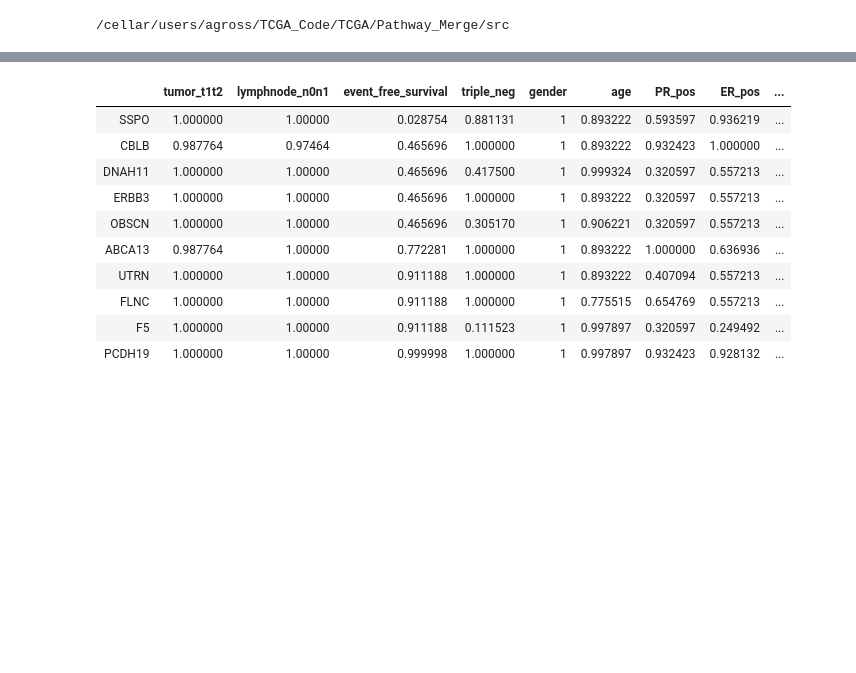
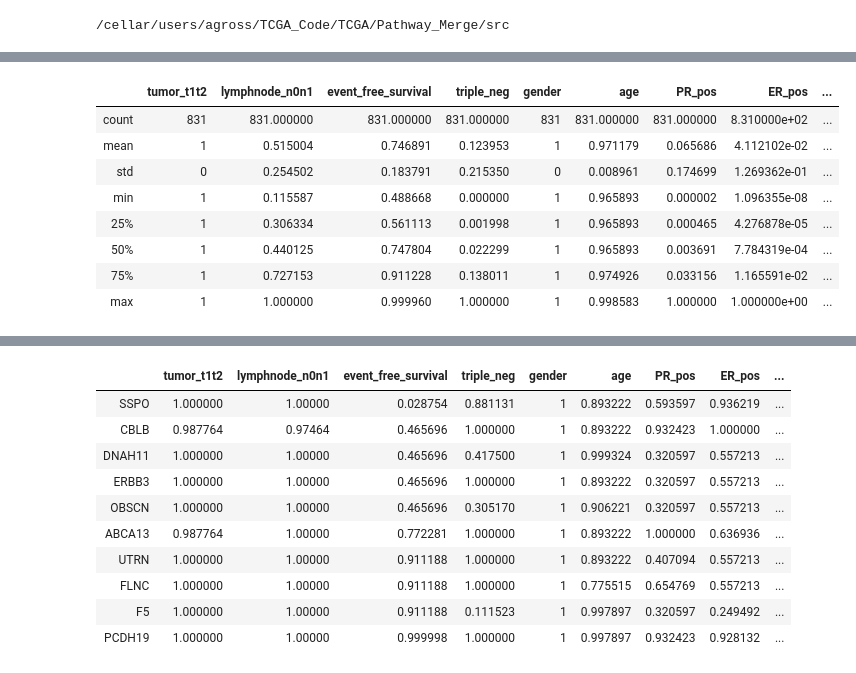
Before and after one commit to theandygross/TCGA, a Jupyter notebook: Pathway_Merge/Notebooks/Add_tests.ipynb, the cells around one changed output, grey strips where cells are left out. Cells and saved outputs as stored; diff of their text form; code cells hidden in the pictures; blank space fills up the shorter version.

```diff
--- a/Pathway_Merge/Notebooks/Add_tests.ipynb
+++ b/Pathway_Merge/Notebooks/Add_tests.ipynb
@@ -31,0 +118,12 @@ cancer = pickle.load(open(clinical_obj, 'rb'))
+# %%
+cancer.q_pathways.describe()
+# %% [output]
+|  | tumor_t1t2 | lymphnode_n0n1 | event_free_survival | triple_neg | gender | age | PR_pos | ER_pos | ... |
+| count | 831 | 831.000000 | 831.000000 | 831.000000 | 831 | 831.000000 | 831.000000 | 8.310000e+02 | ... |
+| mean | 1 | 0.515004 | 0.746891 | 0.123953 | 1 | 0.971179 | 0.065686 | 4.112102e-02 | ... |
+| std | 0 | 0.254502 | 0.183791 | 0.215350 | 0 | 0.008961 | 0.174699 | 1.269362e-01 | ... |
+| min | 1 | 0.115587 | 0.488668 | 0.000000 | 1 | 0.965893 | 0.000002 | 1.096355e-08 | ... |
+| 25% | 1 | 0.306334 | 0.561113 | 0.001998 | 1 | 0.965893 | 0.000465 | 4.276878e-05 | ... |
+| 50% | 1 | 0.440125 | 0.747804 | 0.022299 | 1 | 0.965893 | 0.003691 | 7.784319e-04 | ... |
+| 75% | 1 | 0.727153 | 0.911228 | 0.138011 | 1 | 0.974926 | 0.033156 | 1.165591e-02 | ... |
+| max | 1 | 1.000000 | 0.999960 | 1.000000 | 1 | 0.998583 | 1.000000 | 1.000000e+00 | ... |
```
Also changed, not shown: parts of 16 cells of this notebook, 4 other files.
